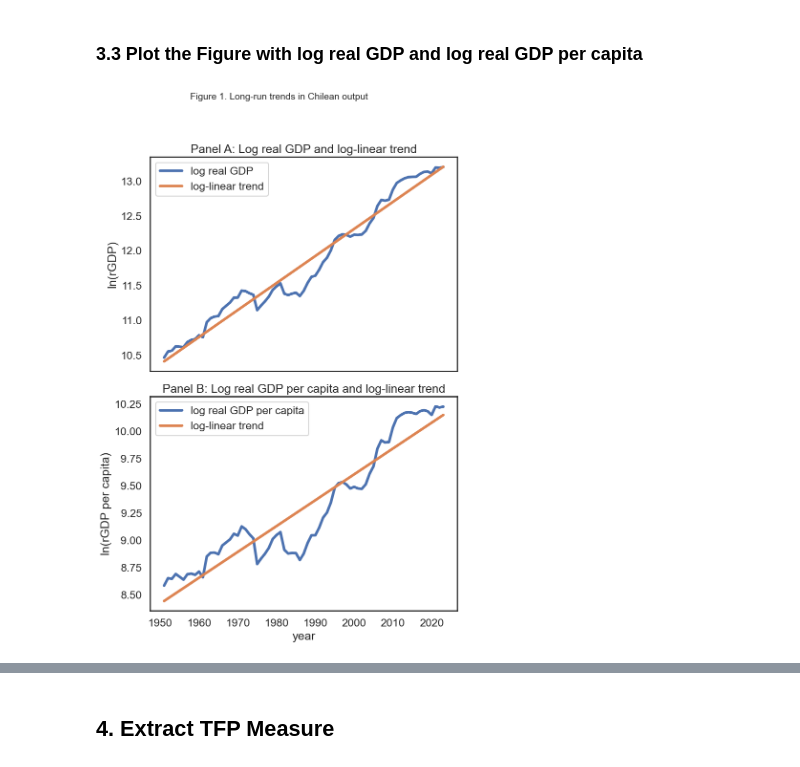
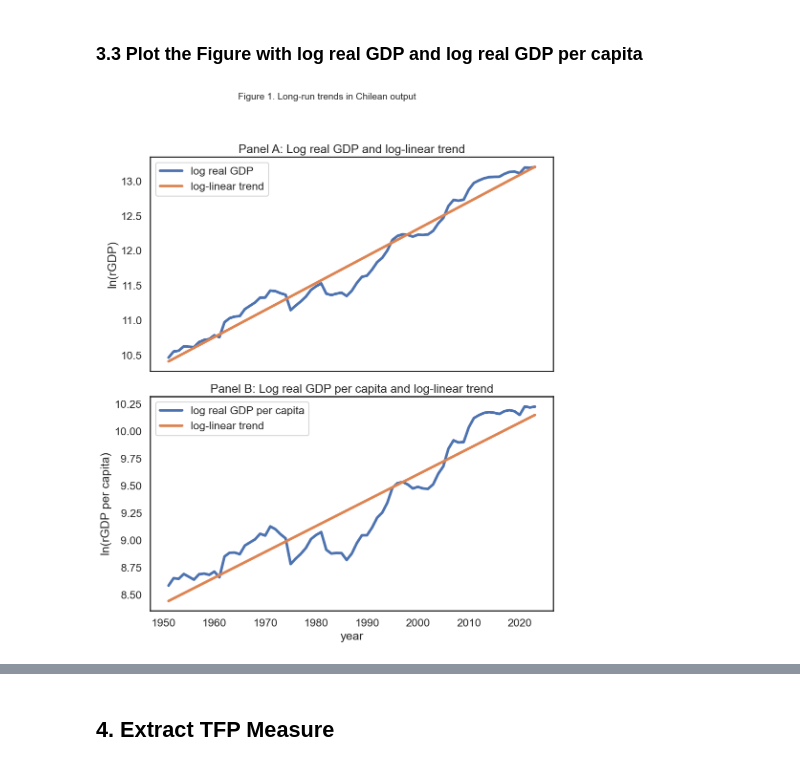
Before and after one commit to IcarusBai/EC2B1_Coursework, a Jupyter notebook: EC2B1_Coursework_Program.ipynb, the cells around one changed output, grey strips where cells are left out. Cells and saved outputs as stored; diff of their text form; code cells hidden in the pictures.

```diff
--- a/EC2B1_Coursework_Program.ipynb
+++ b/EC2B1_Coursework_Program.ipynb
@@ -116,52 +116,56 @@ for t in range(T_all):
     lgYhat_exp_lin[t] = a_exp_lin + b_exp_lin * (t + 1)
 # %% [markdown]
 ### 3.3 Plot the Figure with log real GDP and log real GDP per capita
+# %%
+years = data_Chile['year']
+rgdpe = data_Chile['rgdpe']
+rgdpe_pc = data_Chile['rgdpe_pc']
 # %%
 lw = 4
 
-fig, axes = plt.subplots(2, 1, figsize=(8, 12), sharex=True)
+fig, axes = plt.subplots(2, 1, figsize=(10, 12), sharex=True)
 
-# ---------- Panel A: rGDP ----------
+# Panel A: log rGDP
 axes[0].plot(
-    data_Chile['year'],
-    np.log(data_Chile['rgdpe']),
+    years,
+    np.log(rgdpe),
     label='log real GDP',
     linewidth=lw
 )
 axes[0].plot(
-    data_Chile['year'],
+    years,
     lgYhat_exp_lin,
     label='log-linear trend',
     linewidth=lw
 )
 
 axes[0].set_ylabel("ln(rGDP)")
 axes[0].set_title("Panel A: Log real GDP and log-linear trend")
 axes[0].legend()
 
-# ---------- Panel B: rGDP per capita ----------
+# Panel B: log rGDP per capita
 axes[1].plot(
-    data_Chile['year'],
-    np.log(data_Chile['rgdpe_pc']),
+    years,
+    np.log(rgdpe_pc),
     label='log real GDP per capita',
     linewidth=lw
 )
 axes[1].plot(
-    data_Chile['year'],
+    years,
     lgyhat_exp_lin,
     label='log-linear trend',
     linewidth=lw
 )
 
 axes[1].set_ylabel("ln(rGDP per capita)")
 axes[1].set_xlabel("year")
 axes[1].set_title("Panel B: Log real GDP per capita and log-linear trend")
 axes[1].legend()
 
-# ---------- Overall figure title ----------
+# Overall figure title
 fig.suptitle("Figure 1. Long-run trends in Chilean output", fontsize=14)
 
 plt.tight_layout(rect=[0, 0, 1, 0.95])
 plt.show()
 # %% [output]
-[figure, old version]
+[figure, new version]
```
Also changed, not shown: parts of 7 cells of this notebook.
